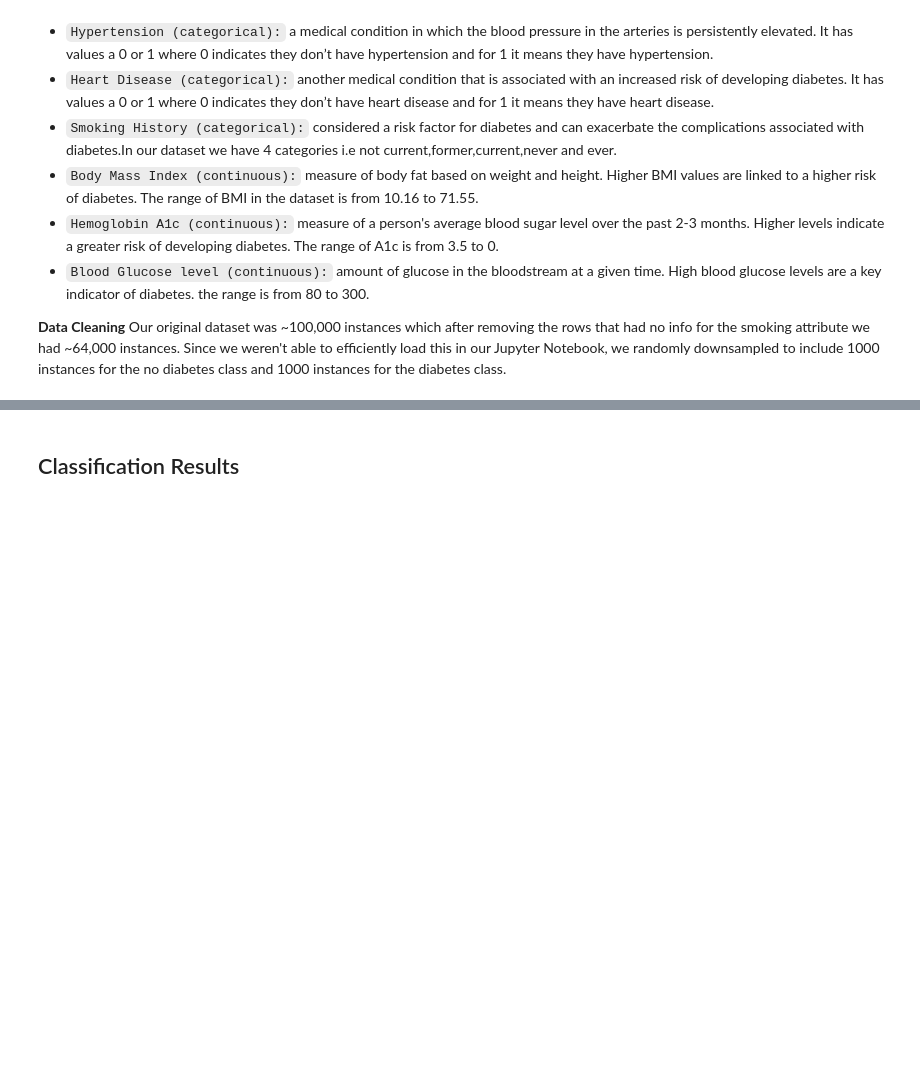
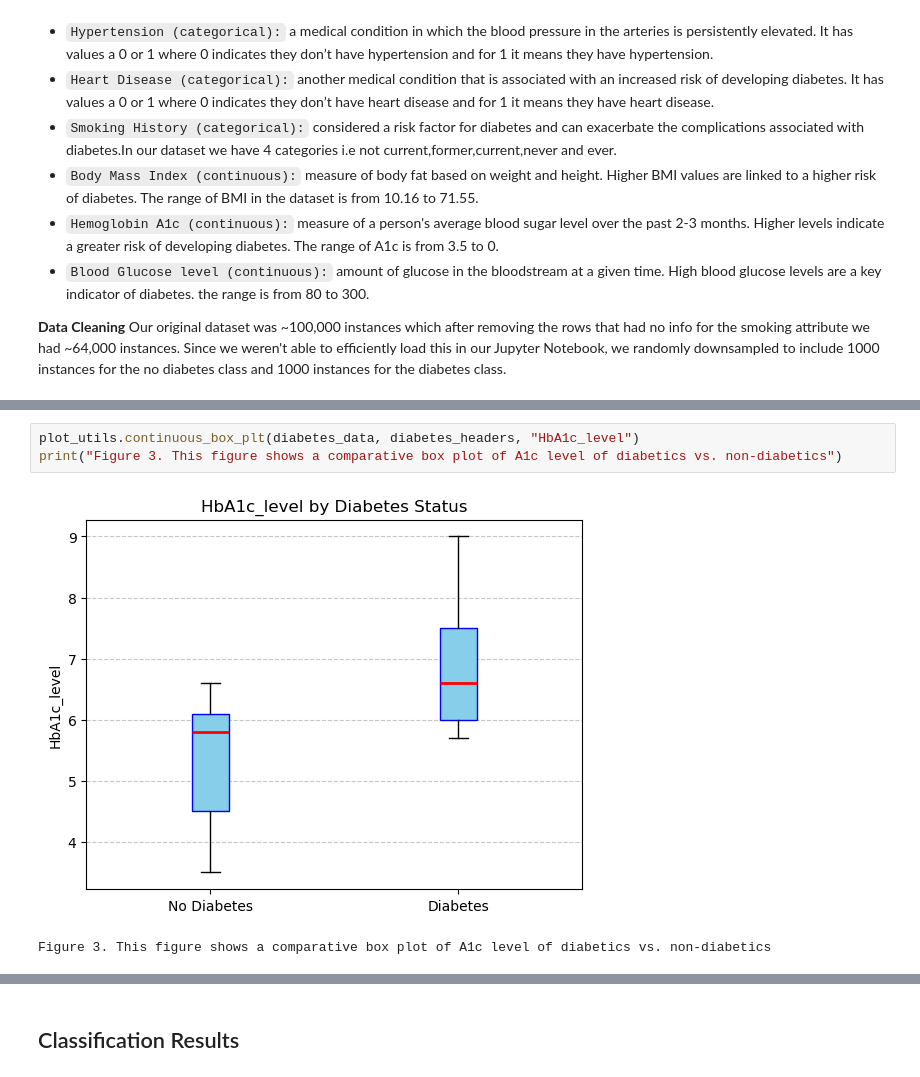
Before and after one commit to ulrichsene/322FinalProject, a Jupyter notebook: FinalReport.ipynb, the cells around one changed output, grey strips where cells are left out. Cells and saved outputs as stored; diff of their text form; blank space fills up the shorter version.

```diff
--- a/FinalReport.ipynb
+++ b/FinalReport.ipynb
@@ -37,0 +120,6 @@ Describe the visualizations, each figure included must have caption and is refer
+# %%
+plot_utils.continuous_box_plt(diabetes_data, diabetes_headers, "HbA1c_level")
+print("Figure 3. This figure shows a comparative box plot of A1c level of diabetics vs. non-diabetics")
+# %% [output]
+[figure, added]
+Figure 3. This figure shows a comparative box plot of A1c level of diabetics vs. non-diabetics
```
Also changed, not shown: parts of 19 cells of this notebook, 3 other files.
